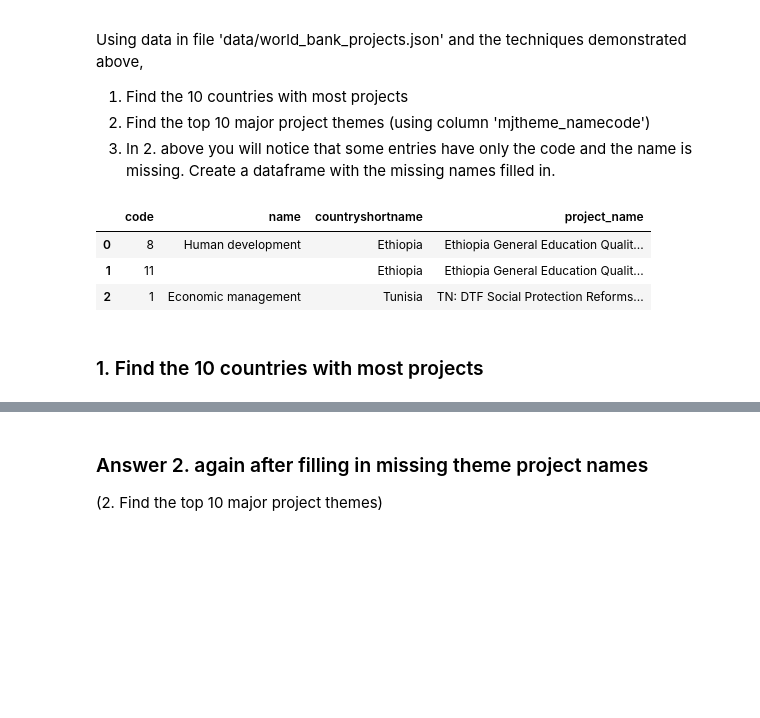
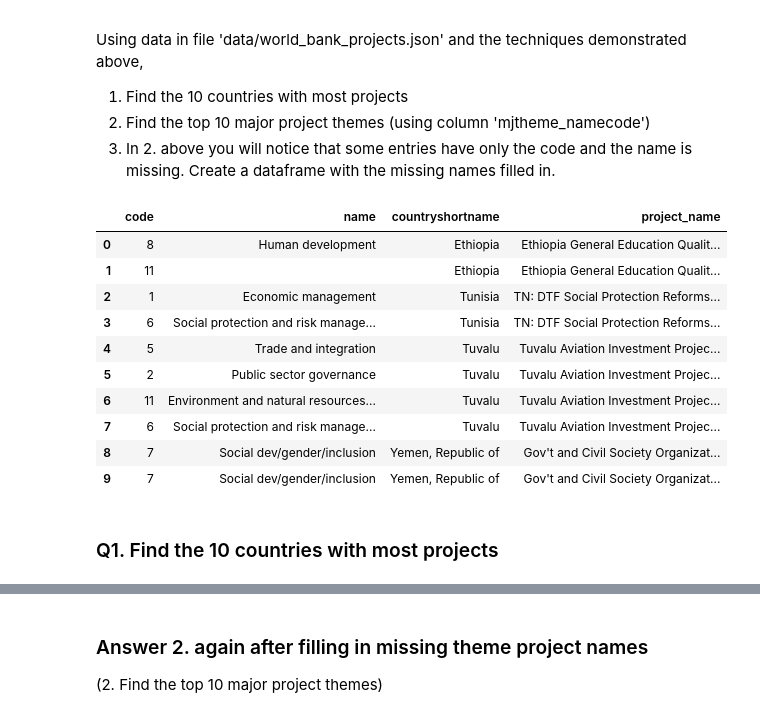
Before and after one commit to elbertsoftware/SpringboardAIC, a Jupyter notebook: mini-projects/aic-5_4_3-JSON-mini-project/Mini_Project_Wrangling_Json_Exercise.ipynb, the cells around one changed output, grey strips where cells are left out. Cells and saved outputs as stored; diff of their text form; code cells hidden in the pictures; blank space fills up the shorter version.

```diff
--- a/mini-projects/aic-5_4_3-JSON-mini-project/Mini_Project_Wrangling_Json_Exercise.ipynb
+++ b/mini-projects/aic-5_4_3-JSON-mini-project/Mini_Project_Wrangling_Json_Exercise.ipynb
@@ -113,16 +113,23 @@ with open('data/world_bank_projects.json') as f:
 # %%
 # flattening json structure and load it to Pandas dataframe
 json_df = json_normalize(data=json_data,
                          record_path='mjtheme_namecode',
                          meta=['countryshortname', 'project_name'])
-json_df.head(3)
+json_df.head(10)
 # %% [output]
 |  | code | name | countryshortname | project_name |
 | 0 | 8 | Human development | Ethiopia | Ethiopia General Education Qualit... |
 | 1 | 11 |  | Ethiopia | Ethiopia General Education Qualit... |
 | 2 | 1 | Economic management | Tunisia | TN: DTF Social Protection Reforms... |
+| 3 | 6 | Social protection and risk manage... | Tunisia | TN: DTF Social Protection Reforms... |
+| 4 | 5 | Trade and integration | Tuvalu | Tuvalu Aviation Investment Projec... |
+| 5 | 2 | Public sector governance | Tuvalu | Tuvalu Aviation Investment Projec... |
+| 6 | 11 | Environment and natural resources... | Tuvalu | Tuvalu Aviation Investment Projec... |
+| 7 | 6 | Social protection and risk manage... | Tuvalu | Tuvalu Aviation Investment Projec... |
+| 8 | 7 | Social dev/gender/inclusion | Yemen, Republic of | Gov't and Civil Society Organizat... |
+| 9 | 7 | Social dev/gender/inclusion | Yemen, Republic of | Gov't and Civil Society Organizat... |
 # %% [markdown]
-### 1. Find the 10 countries with most projects
+### Q1. Find the 10 countries with most projects
 # %%
 json_df['countryshortname'].value_counts().head(10)
 # %% [output]
```
Also changed, not shown: parts of 26 cells of this notebook, 2 other files.
